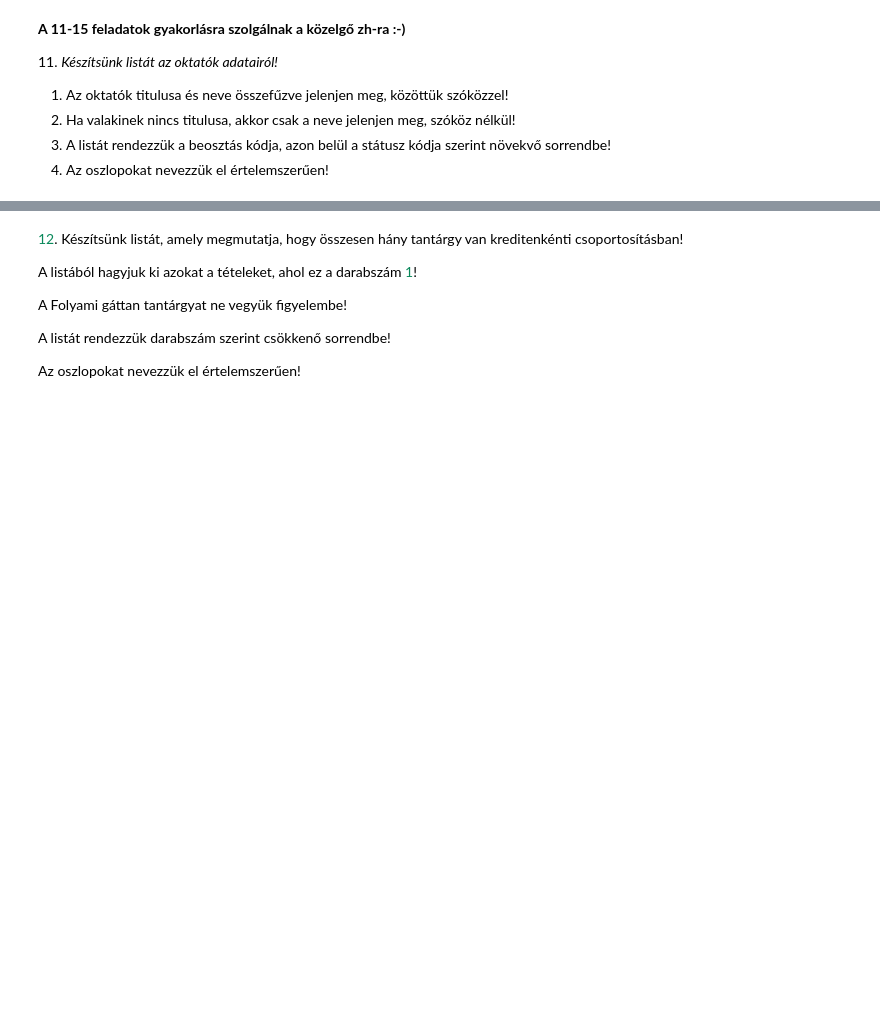
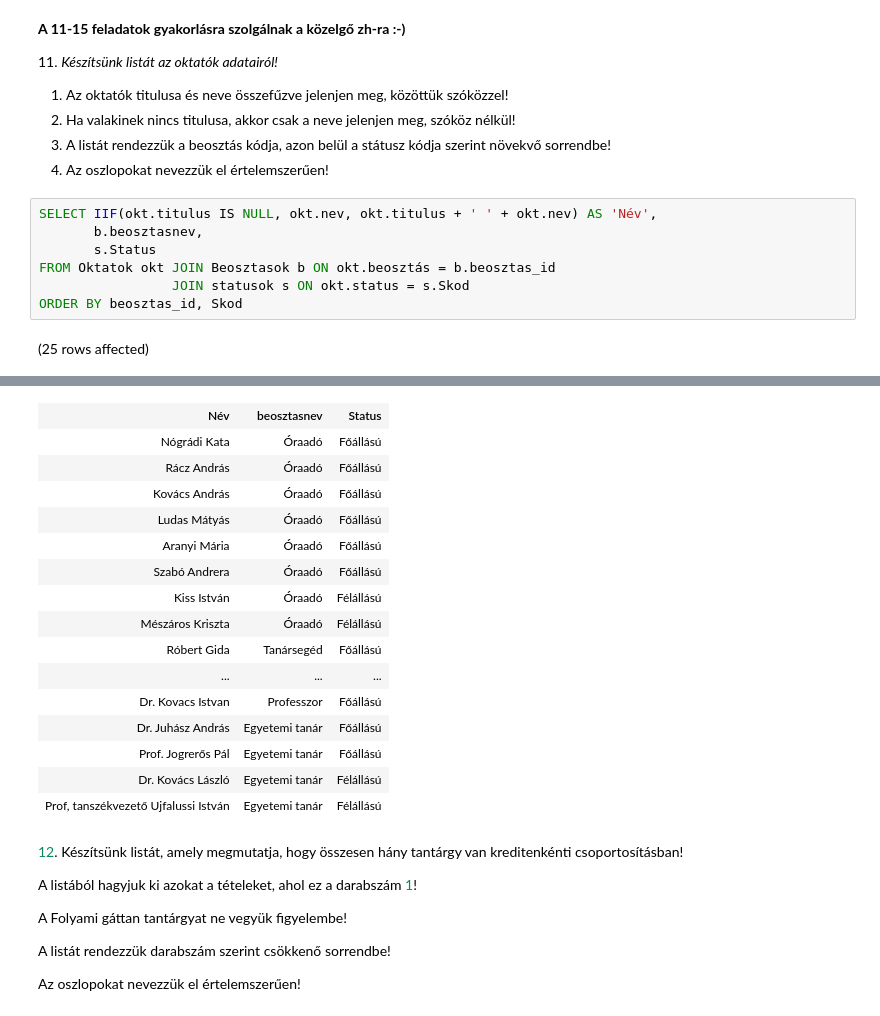
Before and after one commit to majavalami/AdatbG01, a Jupyter notebook: gyakorlat03_feladatok.ipynb, the cells around one changed output, grey strips where cells are left out. Drawn from its saved outputs; the diff is of its cells as text; blank space fills up the shorter version.

```diff
--- a/gyakorlat03_feladatok.ipynb
+++ b/gyakorlat03_feladatok.ipynb
@@ -74,3 +139,12 @@ Total execution time: 00:00:00.042
 2. Ha valakinek nincs titulusa, akkor csak a neve jelenjen meg, szóköz nélkül!
 3. A listát rendezzük a beosztás kódja, azon belül a státusz kódja szerint növekvő sorrendbe!
 4. Az oszlopokat nevezzük el értelemszerűen!
+# %%
+SELECT IIF(okt.titulus IS NULL, okt.nev, okt.titulus + ' ' + okt.nev) AS 'Név',
+       b.beosztasnev,
+       s.Status
+FROM Oktatok okt JOIN Beosztasok b ON okt.beosztás = b.beosztas_id
+                 JOIN statusok s ON okt.status = s.Skod
+ORDER BY beosztas_id, Skod
+# %% [output]
+(25 rows affected)
@@ -77,3 +152,19 @@ Total execution time: 00:00:00.042
+| Név | beosztasnev | Status |
+| Nógrádi Kata | Óraadó | Főállású |
+| Rácz András | Óraadó | Főállású |
+| Kovács András | Óraadó | Főállású |
+| Ludas Mátyás | Óraadó | Főállású |
+| Aranyi Mária | Óraadó | Főállású |
+| Szabó Andrera | Óraadó | Főállású |
+| Kiss István | Óraadó | Félállású |
+| Mészáros Kriszta | Óraadó | Félállású |
+| Róbert Gida | Tanársegéd | Főállású |
+| ... | ... | ... |
+| Dr. Kovacs Istvan | Professzor | Főállású |
+| Dr. Juhász András | Egyetemi tanár | Főállású |
+| Prof. Jogrerős Pál | Egyetemi tanár | Főállású |
+| Dr. Kovács László | Egyetemi tanár | Félállású |
+| Prof, tanszékvezető Ujfalussi István | Egyetemi tanár | Félállású |
 # %% [markdown]
 <span style="color: #09885a;">12</span>. Készítsünk listát, amely megmutatja, hogy összesen hány tantárgy van kreditenkénti csoportosításban!
 
```
Also changed, not shown: parts of 7 cells of this notebook.
